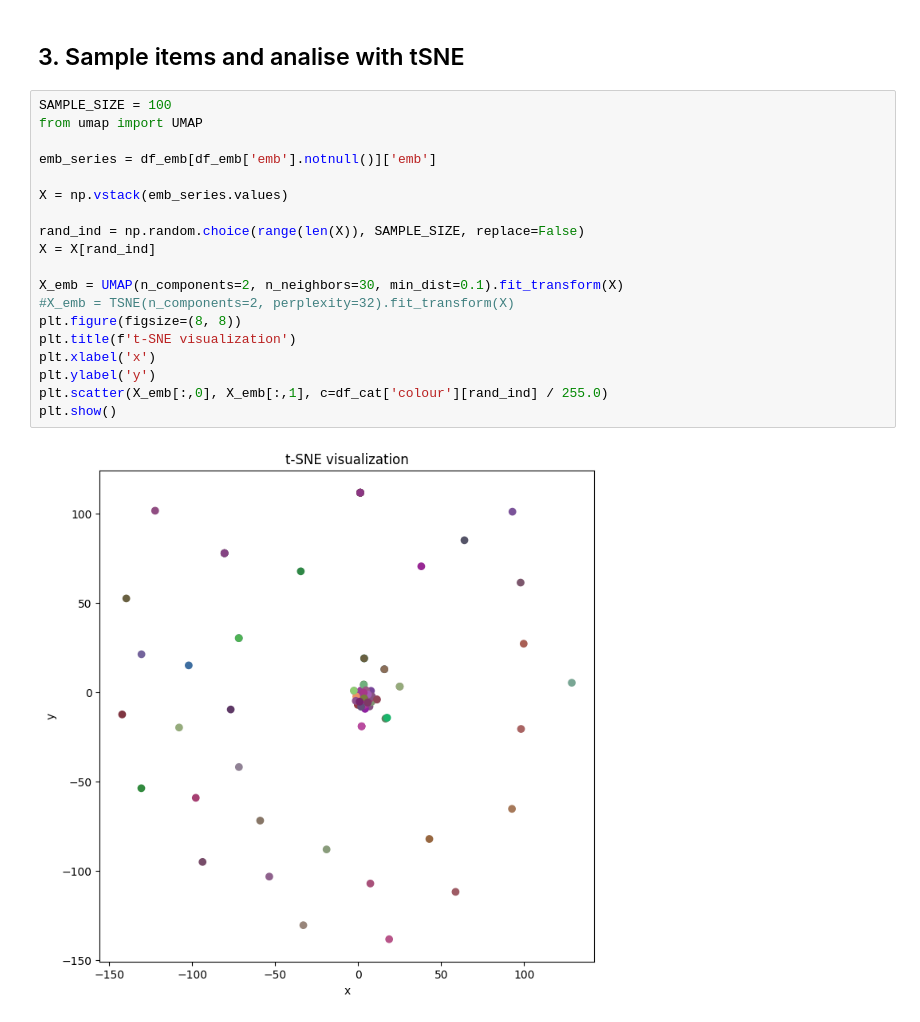
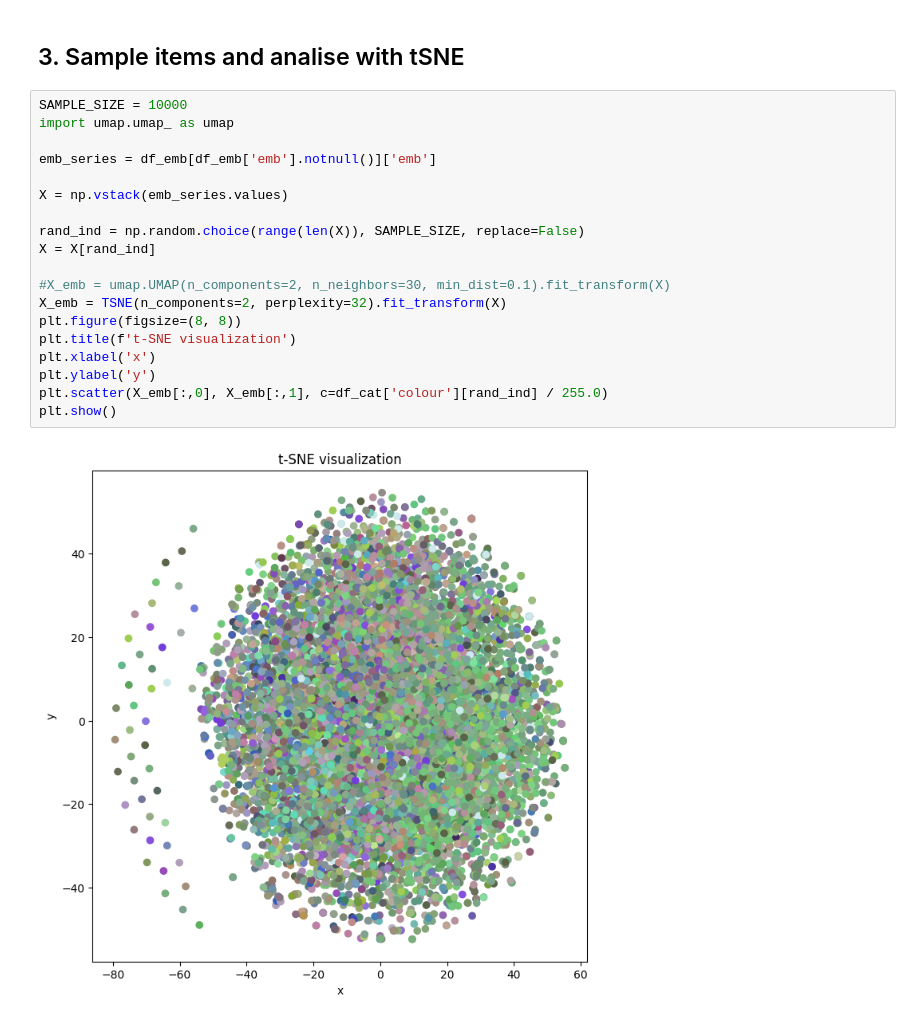
Before and after one commit to PiotrStachowicz/SequentialRecommendation, a Jupyter notebook: recbole/data/dataset/data_analysis/embeddings/tSNE/tSNE_interaction_analysis_2014.ipynb, the cells around one changed output. Drawn from its saved outputs; the diff is of its cells as text.

```diff
--- a/recbole/data/dataset/data_analysis/embeddings/tSNE/tSNE_interaction_analysis_2014.ipynb
+++ b/recbole/data/dataset/data_analysis/embeddings/tSNE/tSNE_interaction_analysis_2014.ipynb
@@ -97,23 +95,23 @@ df_cat.head(5)
 # %% [markdown]
 ## 3. Sample items and analise with tSNE
 # %%
-SAMPLE_SIZE = 100
-from umap import UMAP
+SAMPLE_SIZE = 10000
+import umap.umap_ as umap
 
 emb_series = df_emb[df_emb['emb'].notnull()]['emb']
 
 X = np.vstack(emb_series.values)
 
 rand_ind = np.random.choice(range(len(X)), SAMPLE_SIZE, replace=False)
 X = X[rand_ind]
 
-X_emb = UMAP(n_components=2, n_neighbors=30, min_dist=0.1).fit_transform(X)
-#X_emb = TSNE(n_components=2, perplexity=32).fit_transform(X)
+#X_emb = umap.UMAP(n_components=2, n_neighbors=30, min_dist=0.1).fit_transform(X)
+X_emb = TSNE(n_components=2, perplexity=32).fit_transform(X)
 plt.figure(figsize=(8, 8))
 plt.title(f't-SNE visualization')
 plt.xlabel('x')
 plt.ylabel('y')
 plt.scatter(X_emb[:,0], X_emb[:,1], c=df_cat['colour'][rand_ind] / 255.0)
 plt.show()
 # %% [output]
-[figure, old version]
+[figure, new version]
```
Also changed, not shown: parts of 2 cells of this notebook.
